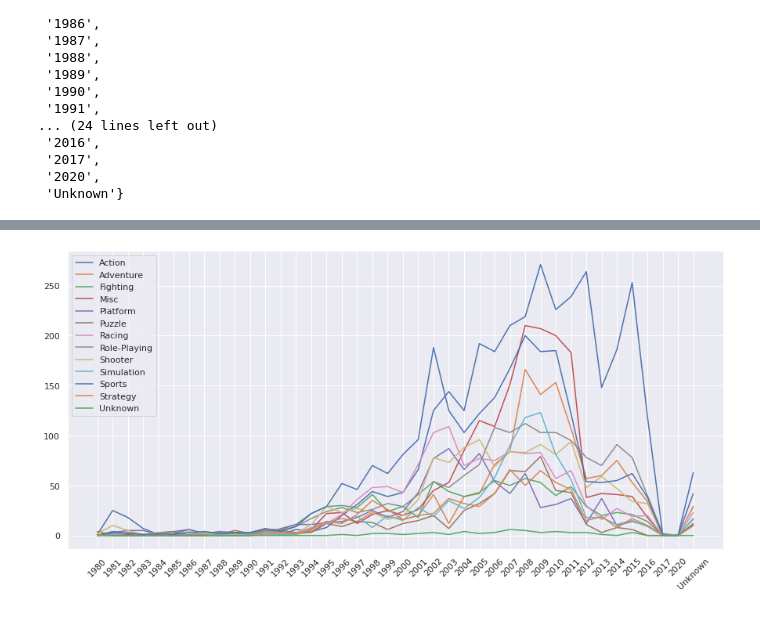
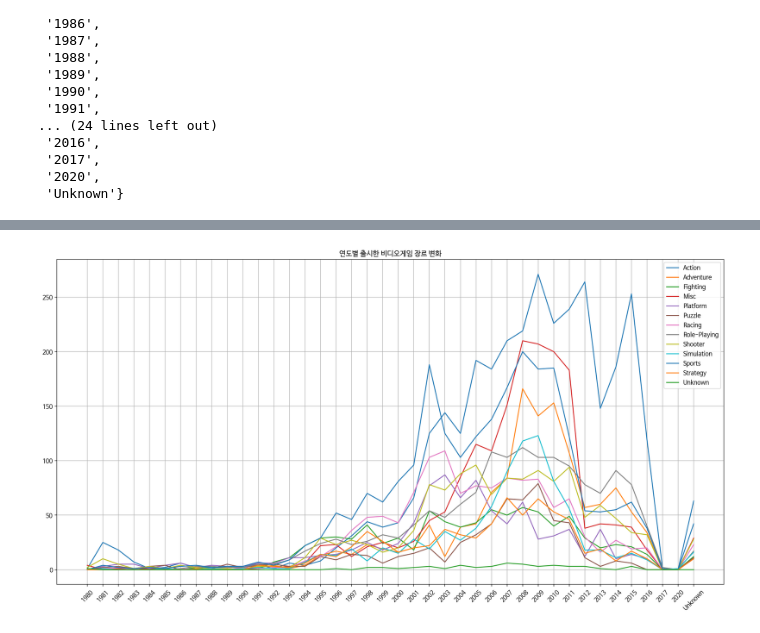
Before and after one commit to comsa33/AI_07_session_1_project_-, a Jupyter notebook: ai_07_이루오.ipynb, the cells around one changed output, grey strips where cells are left out. Saved outputs shown, nothing was run; the diff lists cells and outputs as text; code cells hidden in the pictures.

```diff
--- a/ai_07_이루오.ipynb
+++ b/ai_07_이루오.ipynb
@@ -13,6 +35,13 @@ from scipy.stats import ttest_1samp, ttest_ind, chisquare, chi2_contingency
 from sklearn.decomposition import PCA
 from sklearn.preprocessing import StandardScaler
 import seaborn as sns
+import matplotlib as mpl
+
+%matplotlib inline
+mpl.rcParams['axes.unicode_minus'] = False
+%config InlineBackend.figure_format = 'retina'
+
+plt.rc('font', family='NanumBarunGothic')
 
 path = "/content/drive/MyDrive/vgames2.csv"
 
@@ -239,10 +268,12 @@ year_genre_df
 | 2020 | 0 | 0 | 0 | 0 | 0 | 0 | 0 | 0 | 0 | 1 | ... |
 | Unknown | 63 | 10 | 12 | 29 | 10 | 11 | 23 | 17 | 28 | 16 | ... |
 # %%
-plt.figure(figsize=(15,7))
+plt.figure(figsize=(20,10))
 plt.plot(year_genre_df)
 plt.xticks(rotation=45)
 plt.legend(year_genre_df.columns)
+plt.grid()
+plt.title('연도별 출시한 비디오게임 장르 변화')
 plt.show()
 # %% [output]
-[figure, old version]
+[figure, new version]
```
Also changed, not shown: parts of 4 cells of this notebook.
